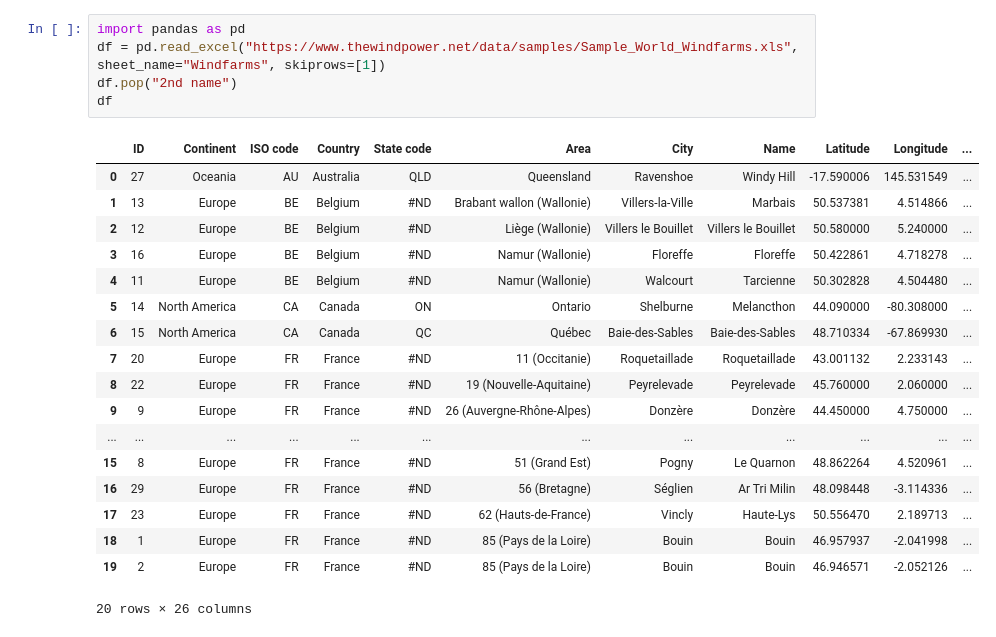
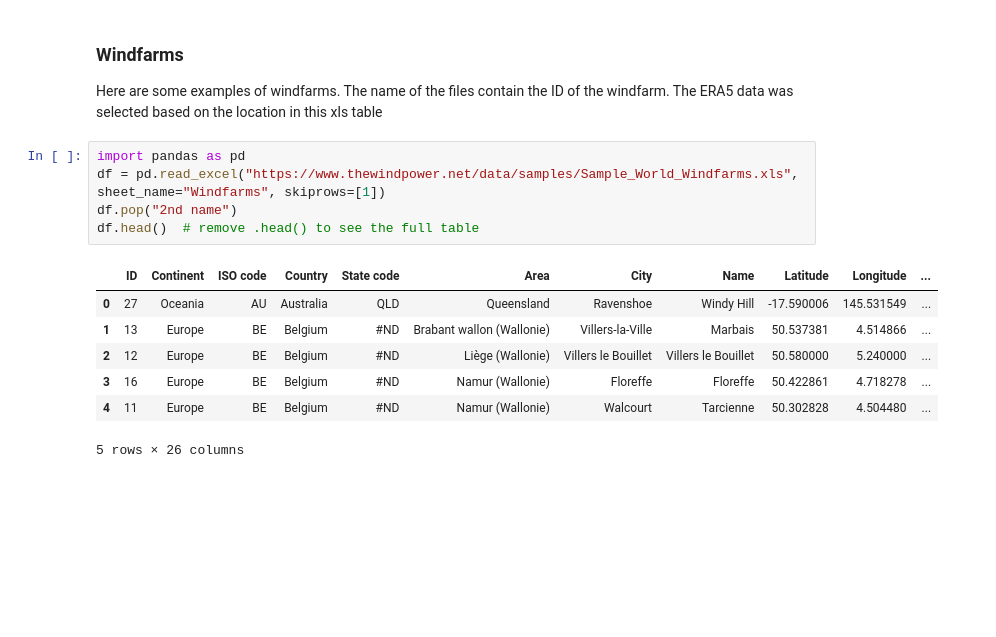
Before and after one commit to Campostrini/windpower, a Jupyter notebook: code/notebooks/windpowerconversion.ipynb, the cells around one changed output. Cells and saved outputs as stored; diff of their text form; blank space fills up the shorter version.

```diff
--- a/code/notebooks/windpowerconversion.ipynb
+++ b/code/notebooks/windpowerconversion.ipynb
@@ -1,24 +1,17 @@
+# %% [markdown]
+### Windfarms
+
+Here are some examples of windfarms. The name of the files contain the ID of the windfarm. The ERA5 data was selected based on the location in this xls table
 # %%
 import pandas as pd
 df = pd.read_excel("https://www.thewindpower.net/data/samples/Sample_World_Windfarms.xls", sheet_name="Windfarms", skiprows=[1])
 df.pop("2nd name")
-df
+df.head()  # remove .head() to see the full table
 # %% [output]
 |  | ID | Continent | ISO code | Country | State code | Area | City | Name | Latitude | Longitude | ... |
 | 0 | 27 | Oceania | AU | Australia | QLD | Queensland | Ravenshoe | Windy Hill | -17.590006 | 145.531549 | ... |
 | 1 | 13 | Europe | BE | Belgium | #ND | Brabant wallon (Wallonie) | Villers-la-Ville | Marbais | 50.537381 | 4.514866 | ... |
 | 2 | 12 | Europe | BE | Belgium | #ND | Liège (Wallonie) | Villers le Bouillet | Villers le Bouillet | 50.580000 | 5.240000 | ... |
 | 3 | 16 | Europe | BE | Belgium | #ND | Namur (Wallonie) | Floreffe | Floreffe | 50.422861 | 4.718278 | ... |
 | 4 | 11 | Europe | BE | Belgium | #ND | Namur (Wallonie) | Walcourt | Tarcienne | 50.302828 | 4.504480 | ... |
-| 5 | 14 | North America | CA | Canada | ON | Ontario | Shelburne | Melancthon | 44.090000 | -80.308000 | ... |
-| 6 | 15 | North America | CA | Canada | QC | Québec | Baie-des-Sables | Baie-des-Sables | 48.710334 | -67.869930 | ... |
-| 7 | 20 | Europe | FR | France | #ND | 11 (Occitanie) | Roquetaillade | Roquetaillade | 43.001132 | 2.233143 | ... |
-| 8 | 22 | Europe | FR | France | #ND | 19 (Nouvelle-Aquitaine) | Peyrelevade | Peyrelevade | 45.760000 | 2.060000 | ... |
-| 9 | 9 | Europe | FR | France | #ND | 26 (Auvergne-Rhône-Alpes) | Donzère | Donzère | 44.450000 | 4.750000 | ... |
-| ... | ... | ... | ... | ... | ... | ... | ... | ... | ... | ... | ... |
-| 15 | 8 | Europe | FR | France | #ND | 51 (Grand Est) | Pogny | Le Quarnon | 48.862264 | 4.520961 | ... |
-| 16 | 29 | Europe | FR | France | #ND | 56 (Bretagne) | Séglien | Ar Tri Milin | 48.098448 | -3.114336 | ... |
-| 17 | 23 | Europe | FR | France | #ND | 62 (Hauts-de-France) | Vincly | Haute-Lys | 50.556470 | 2.189713 | ... |
-| 18 | 1 | Europe | FR | France | #ND | 85 (Pays de la Loire) | Bouin | Bouin | 46.957937 | -2.041998 | ... |
-| 19 | 2 | Europe | FR | France | #ND | 85 (Pays de la Loire) | Bouin | Bouin | 46.946571 | -2.052126 | ... |
-20 rows × 26 columns
+5 rows × 26 columns
```
Also changed, not shown: parts of 8 cells of this notebook, 3 other files.
